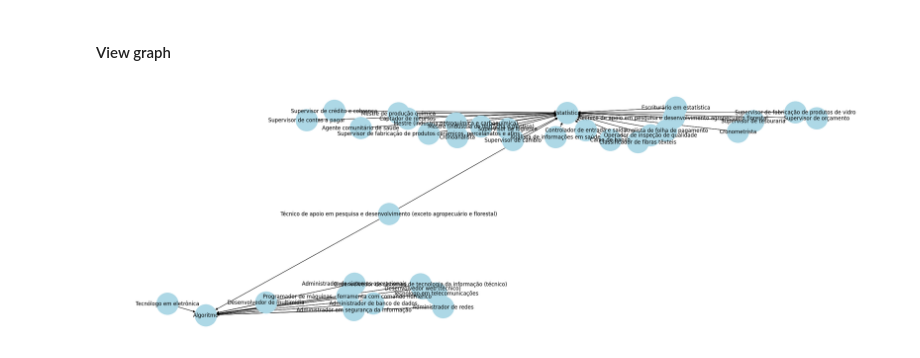
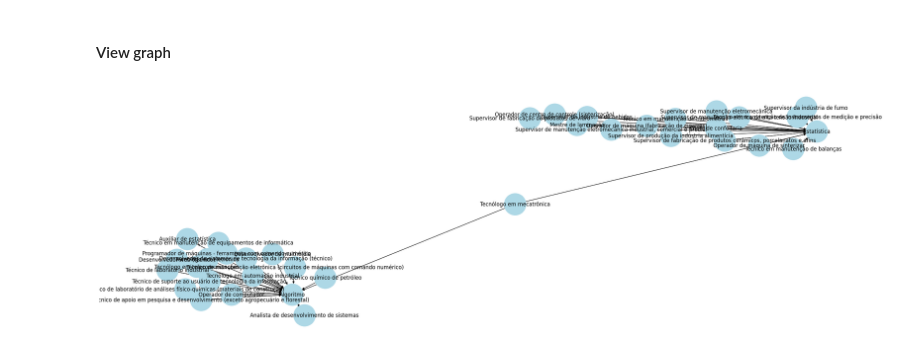
Before and after one commit to NophaieViscente/HR, a Jupyter notebook: app/EDA_graph.ipynb, the cells around one changed output. Drawn from its saved outputs; the diff is of its cells as text; code cells hidden in the pictures.

```diff
--- a/app/EDA_graph.ipynb
+++ b/app/EDA_graph.ipynb
@@ -16,12 +16,14 @@ graph_builder = GraphBuilder(uri=URI, user=USER, password=PASSWORD)
 # %% [markdown]
 #### View graph
 # %%
+# Define the query to be run on the graph database
 query = '''
-   MATCH (occupation)-[r:IMPORTANCE]-(knowledge)-[x:FREQUENCY]-(occupation)
-   WHERE r.level = 4 AND x.level = 4 AND knowledge.name IN ["Algoritmo", "Estatística"]
+   MATCH (occupation)-[r:DEPTH]-(knowledge)-[x:FREQUENCY]-(occupation)-[i:IMPORTANCE]-(knowledge)
+   WHERE r.level IN [2,3,4] AND x.level IN [3,4,5] AND  i.level IN [3,4,5] AND knowledge.name IN ["Algoritmo", "Estatística"]
    RETURN occupation, r,  knowledge, x
 '''
-# Create graph with result of query
-graph_builder.build(query=query, property_node="name", limit_entities_return=35)
+# Use a graph builder to create a visualization of the results of the query
+# The builder will limit the number of entities returned to 35 and label nodes with their "name" property
+g = graph_builder.build(query=query, property_node="name", limit_entities_return=35)
 # %% [output]
-[figure, old version]
+[figure, new version]
```
Also changed, not shown: 3 other files.
